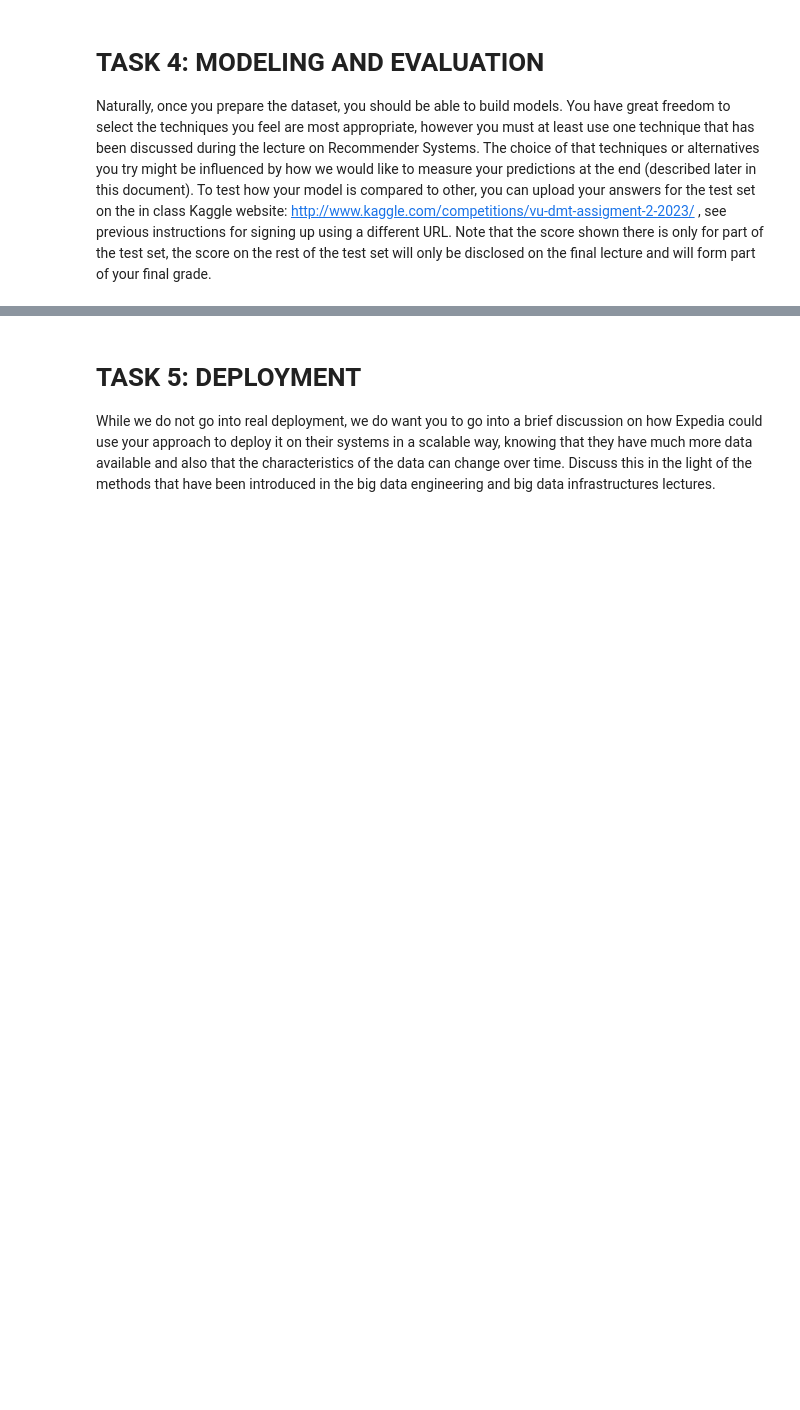
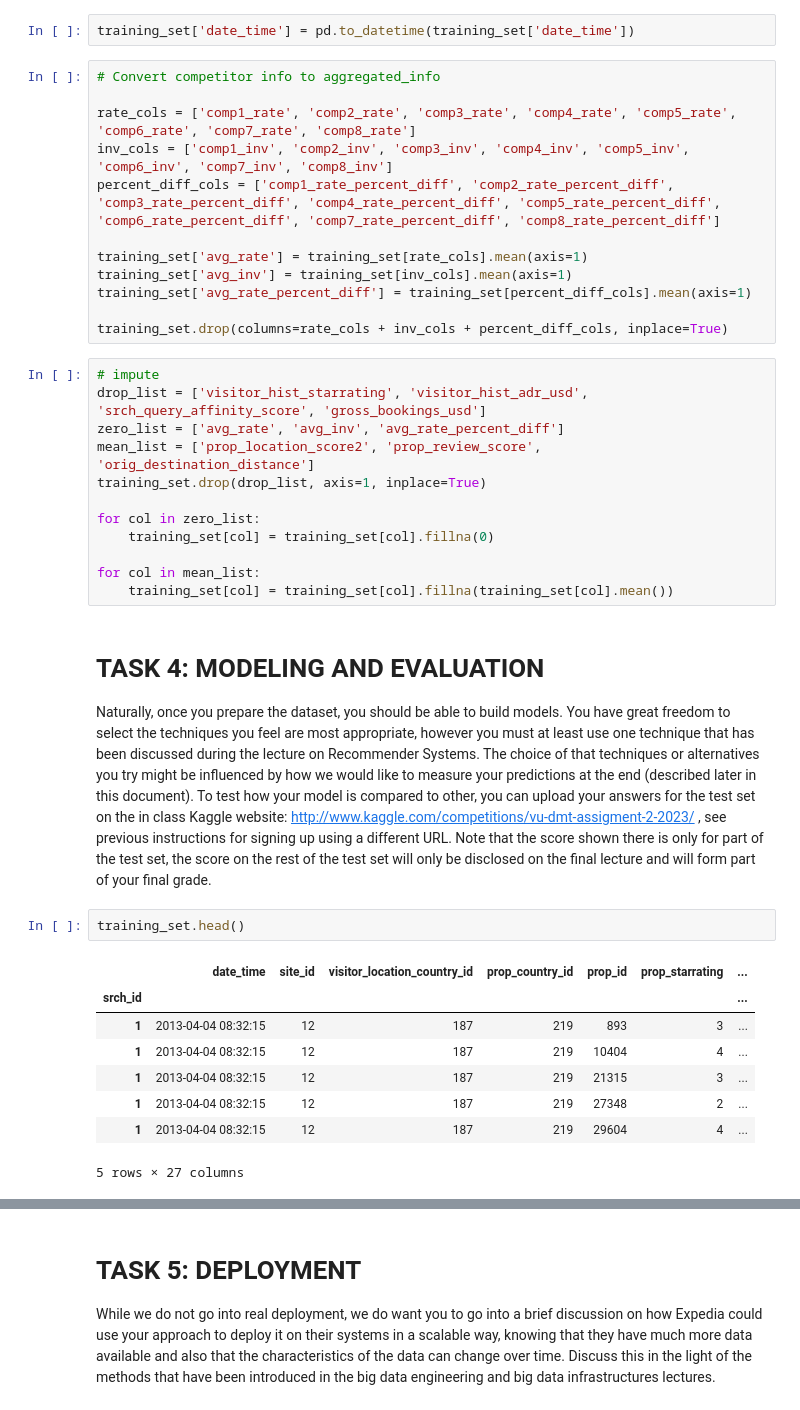
Before and after one commit to nbounatsos/dm_projects, a Jupyter notebook: Assignment 2/ass_lex.ipynb, the cells around one changed output, grey strips where cells are left out. Cells and saved outputs as stored; diff of their text form; blank space fills up the shorter version.

```diff
--- a/Assignment 2/ass_lex.ipynb
+++ b/Assignment 2/ass_lex.ipynb
@@ -204,7 +207,44 @@ prop_log_historical_price      0.000197
 price_usd                      0.000180
 gross_bookings_usd                  NaN
 Name: Score_new, dtype: float64
+# %%
+training_set['date_time'] = pd.to_datetime(training_set['date_time'])
+# %%
+# Convert competitor info to aggregated_info
+
+rate_cols = ['comp1_rate', 'comp2_rate', 'comp3_rate', 'comp4_rate', 'comp5_rate', 'comp6_rate', 'comp7_rate', 'comp8_rate']
+inv_cols = ['comp1_inv', 'comp2_inv', 'comp3_inv', 'comp4_inv', 'comp5_inv', 'comp6_inv', 'comp7_inv', 'comp8_inv']
+percent_diff_cols = ['comp1_rate_percent_diff', 'comp2_rate_percent_diff', 'comp3_rate_percent_diff', 'comp4_rate_percent_diff', 'comp5_rate_percent_diff', 'comp6_rate_percent_diff', 'comp7_rate_percent_diff', 'comp8_rate_percent_diff']
+
+training_set['avg_rate'] = training_set[rate_cols].mean(axis=1)
+training_set['avg_inv'] = training_set[inv_cols].mean(axis=1)
+training_set['avg_rate_percent_diff'] = training_set[percent_diff_cols].mean(axis=1)
+
+training_set.drop(columns=rate_cols + inv_cols + percent_diff_cols, inplace=True)
+# %%
+# impute
+drop_list = ['visitor_hist_starrating', 'visitor_hist_adr_usd', 'srch_query_affinity_score', 'gross_bookings_usd']
+zero_list = ['avg_rate', 'avg_inv', 'avg_rate_percent_diff']
+mean_list = ['prop_location_score2', 'prop_review_score', 'orig_destination_distance']
+training_set.drop(drop_list, axis=1, inplace=True)
+
+for col in zero_list:
+    training_set[col] = training_set[col].fillna(0)
+
+for col in mean_list:
+    training_set[col] = training_set[col].fillna(training_set[col].mean())
 # %% [markdown]
 # TASK 4: MODELING AND EVALUATION
 
 Naturally, once you prepare the dataset, you should be able to build models. You have great freedom to select the techniques you feel are most appropriate, however you must at least use one technique that has been discussed during the lecture on Recommender Systems. The choice of that techniques or alternatives you try might be influenced by how we would like to measure your predictions at the end (described later in this document). To test how your model is compared to other, you can upload your answers for the test set on the in class Kaggle website: http://www.kaggle.com/competitions/vu-dmt-assigment-2-2023/ , see previous instructions for signing up using a different URL. Note that the score shown there is only for part of the test set, the score on the rest of the test set will only be disclosed on the final lecture and will form part of your final grade.
+# %%
+training_set.head()
+# %% [output]
+|  | date_time | site_id | visitor_location_country_id | prop_country_id | prop_id | prop_starrating | ... |
+| srch_id |  |  |  |  |  |  | ... |
+| 1 | 2013-04-04 08:32:15 | 12 | 187 | 219 | 893 | 3 | ... |
+| 1 | 2013-04-04 08:32:15 | 12 | 187 | 219 | 10404 | 4 | ... |
+| 1 | 2013-04-04 08:32:15 | 12 | 187 | 219 | 21315 | 3 | ... |
+| 1 | 2013-04-04 08:32:15 | 12 | 187 | 219 | 27348 | 2 | ... |
+| 1 | 2013-04-04 08:32:15 | 12 | 187 | 219 | 29604 | 4 | ... |
+5 rows × 27 columns
```
Also changed, not shown: parts of 5 cells of this notebook.
